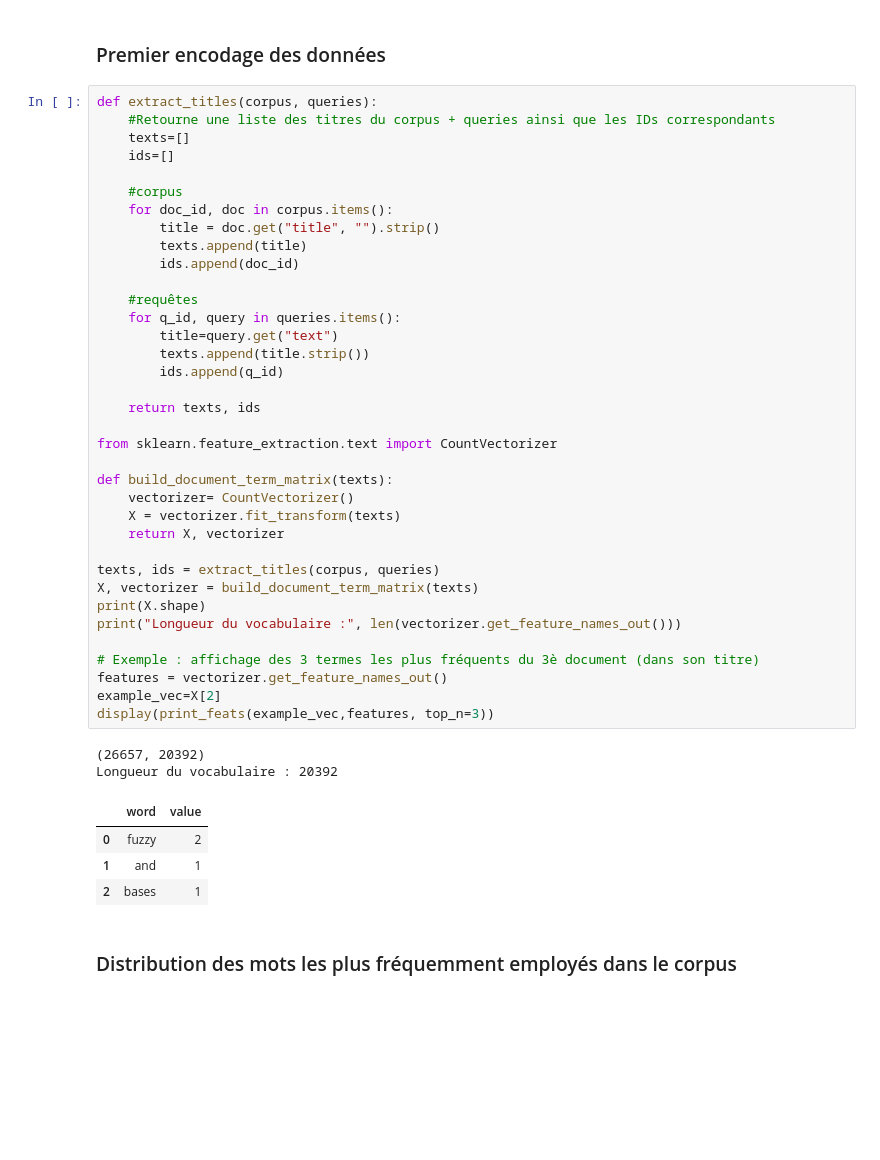
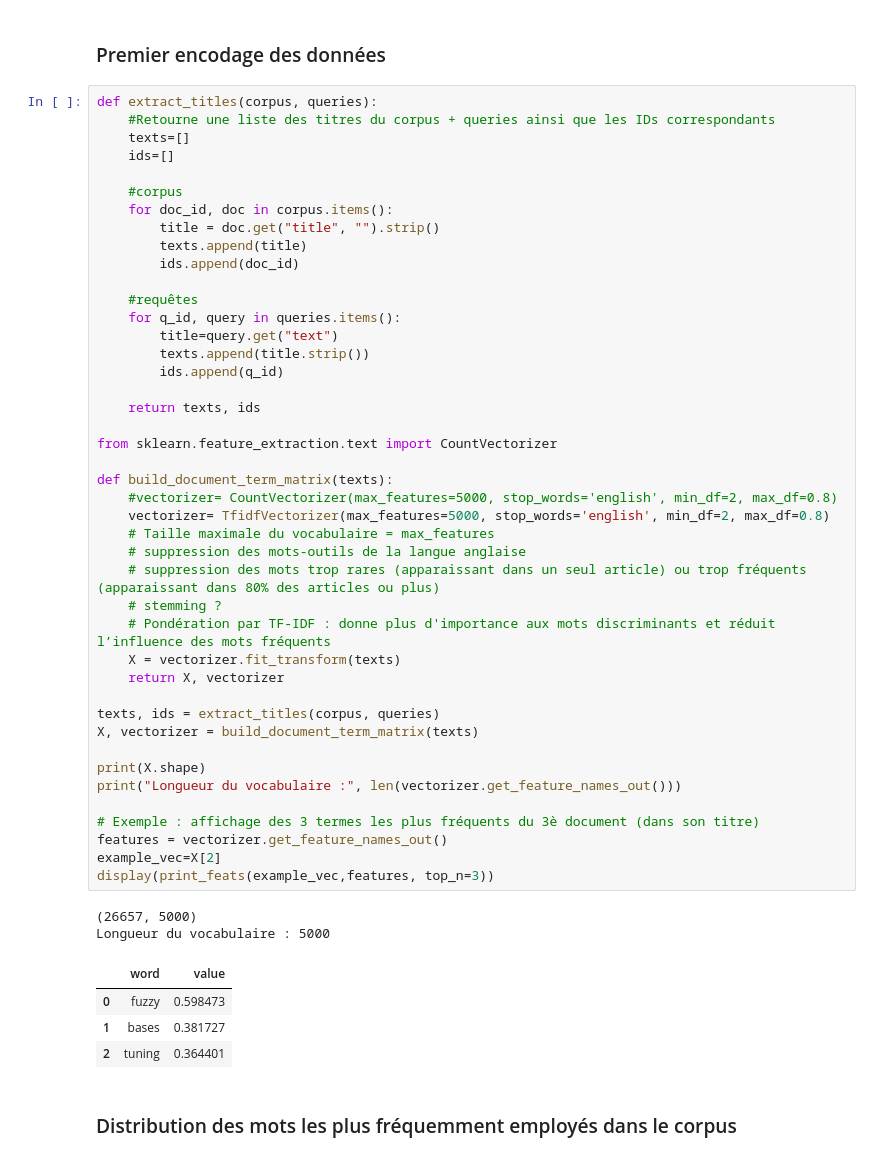
Before and after one commit to Lserval/BE2_DS, a Jupyter notebook: notebook_thomas_final.ipynb, the cells around one changed output. Drawn from its saved outputs; the diff is of its cells as text; blank space fills up the shorter version.

```diff
--- a/notebook_thomas_final.ipynb
+++ b/notebook_thomas_final.ipynb
@@ -218,39 +219,46 @@ def extract_titles(corpus, queries):
     for doc_id, doc in corpus.items():
         title = doc.get("title", "").strip()
         texts.append(title)
         ids.append(doc_id)
 
     #requêtes
     for q_id, query in queries.items():
         title=query.get("text")
         texts.append(title.strip())
         ids.append(q_id)
 
     return texts, ids
 
 from sklearn.feature_extraction.text import CountVectorizer
 
 def build_document_term_matrix(texts):
-    vectorizer= CountVectorizer()
+    #vectorizer= CountVectorizer(max_features=5000, stop_words='english', min_df=2, max_df=0.8)
+    vectorizer= TfidfVectorizer(max_features=5000, stop_words='english', min_df=2, max_df=0.8)
+    # Taille maximale du vocabulaire = max_features
+    # suppression des mots-outils de la langue anglaise
+    # suppression des mots trop rares (apparaissant dans un seul article) ou trop fréquents (apparaissant dans 80% des articles ou plus)
+    # stemming ?
+    # Pondération par TF-IDF : donne plus d'importance aux mots discriminants et réduit l’influence des mots fréquents
     X = vectorizer.fit_transform(texts)
     return X, vectorizer
 
 texts, ids = extract_titles(corpus, queries)
 X, vectorizer = build_document_term_matrix(texts)
+
 print(X.shape)
 print("Longueur du vocabulaire :", len(vectorizer.get_feature_names_out()))
 
 # Exemple : affichage des 3 termes les plus fréquents du 3è document (dans son titre)
 features = vectorizer.get_feature_names_out()
 example_vec=X[2]
 display(print_feats(example_vec,features, top_n=3))
 # %% [output]
-(26657, 20392)
-Longueur du vocabulaire : 20392
+(26657, 5000)
+Longueur du vocabulaire : 5000
 |  | word | value |
-| 0 | fuzzy | 2 |
-| 1 | and | 1 |
-| 2 | bases | 1 |
+| 0 | fuzzy | 0.598473 |
+| 1 | bases | 0.381727 |
+| 2 | tuning | 0.364401 |
 # %% [markdown]
 ### Distribution des mots les plus fréquemment employés dans le corpus
 # %%
```
Also changed, not shown: parts of 6 cells of this notebook.
